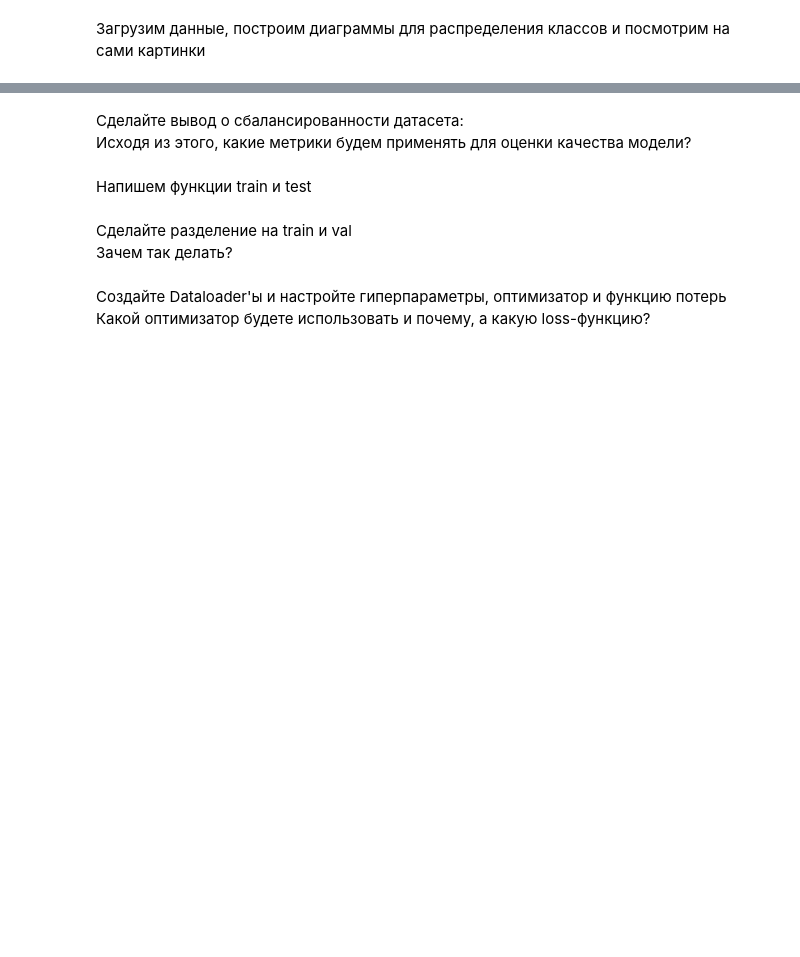
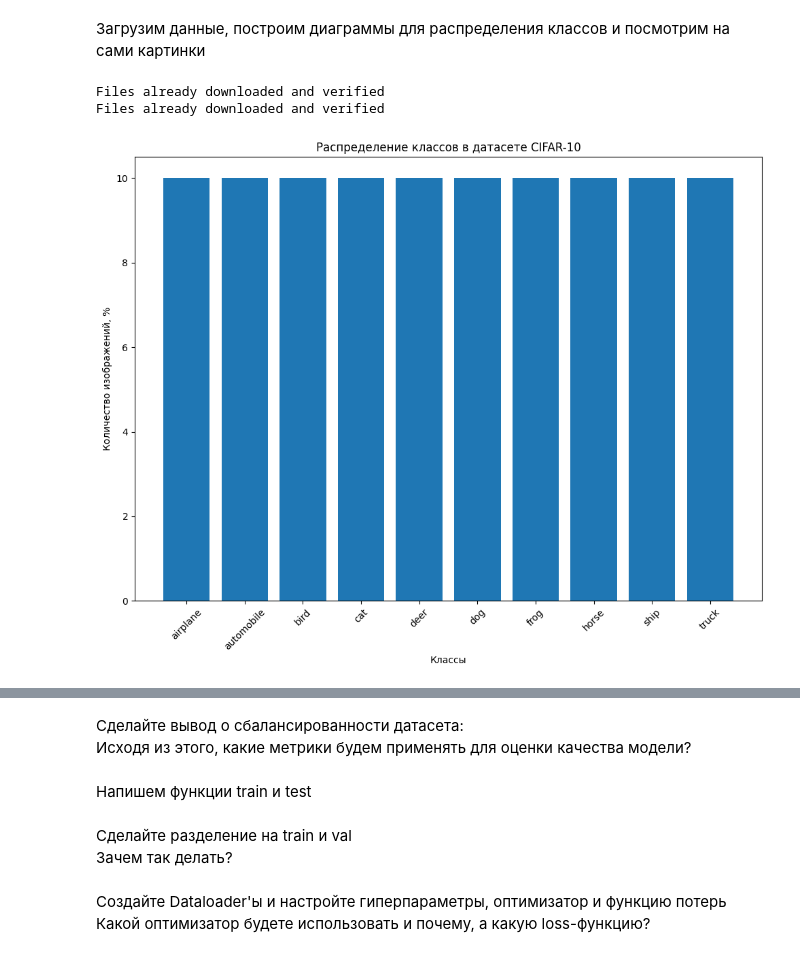
Before and after one commit to MaksimKislyakov/Data-Sciense-labs, a Jupyter notebook: lab5/lab5.ipynb, the cells around one changed output, grey strips where cells are left out. Drawn from its saved outputs; the diff is of its cells as text; code cells hidden in the pictures; blank space fills up the shorter version.

```diff
--- a/lab5/lab5.ipynb
+++ b/lab5/lab5.ipynb
@@ -83,30 +92,49 @@ class Baseline(nn.Module):
 # %%
 # Будем превращать картинку в torch.Tensor
 transform = transforms.ToTensor()
 
-# Загрузим датасеты для train и test
-train_dataset = torchvision.datasets.CIFAR10(root='./data', train=True, transform=transform, download=True)
-test_dataset = torchvision.datasets.CIFAR10(root='./data', train=False, transform=transform, download=True)
+transform_train = transforms.Compose([
+    transforms.RandomCrop(32, padding=4),
+    transforms.RandomHorizontalFlip(),
+    transforms.ColorJitter(brightness=0.3, contrast=0.3, saturation=0.3, hue=0.2),
+    transforms.RandomRotation(15),
+    transforms.ToTensor(),
+    transforms.Normalize((0.5, 0.5, 0.5), (0.5, 0.5, 0.5))
+])
+
+# Трансформация для тестовых данных
+transform_test = transforms.Compose([
+    transforms.ToTensor(),
+    transforms.Normalize((0.5, 0.5, 0.5), (0.5, 0.5, 0.5))
+])
+
+# Загрузка датасетов
+train_dataset = torchvision.datasets.CIFAR10(root='./data', train=True, transform=transform_train, download=True)
+test_dataset = torchvision.datasets.CIFAR10(root='./data', train=False, transform=transform_test, download=True)
 
 # Получим метки классов
 class_labels = train_dataset.classes
 class_counts = np.array([0] * len(class_labels))
 
 # Посчитаем число меток классов
 for _, label in train_dataset:
     class_counts[label] += 1
 
 class_counts = class_counts / class_counts.sum() * 100
 
 # Построим диаграмму
 plt.figure(figsize=(10, 8))
-plt.bar(?, ?)
+plt.bar(class_labels, class_counts)
 plt.xlabel('Классы')
 plt.ylabel('Количество изображений, %')
 plt.title('Распределение классов в датасете CIFAR-10')
 plt.xticks(rotation=45)
 plt.tight_layout()
 plt.show()
+# %% [output]
+Files already downloaded and verified
+Files already downloaded and verified
+[figure, added]
 # %%
 indices = np.random.choice(len(train_dataset), 9, replace=False)
 
```
Also changed, not shown: parts of 9 cells of this notebook, 1 other file.
